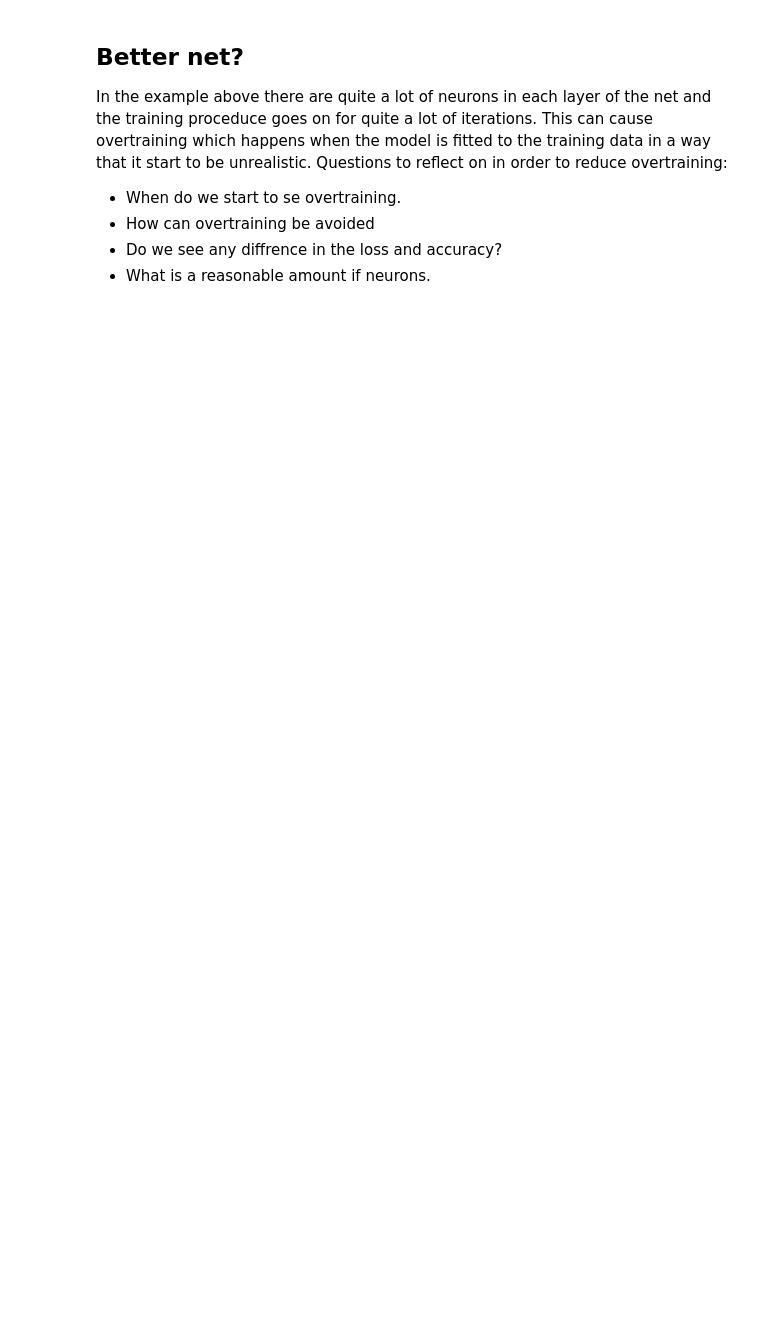
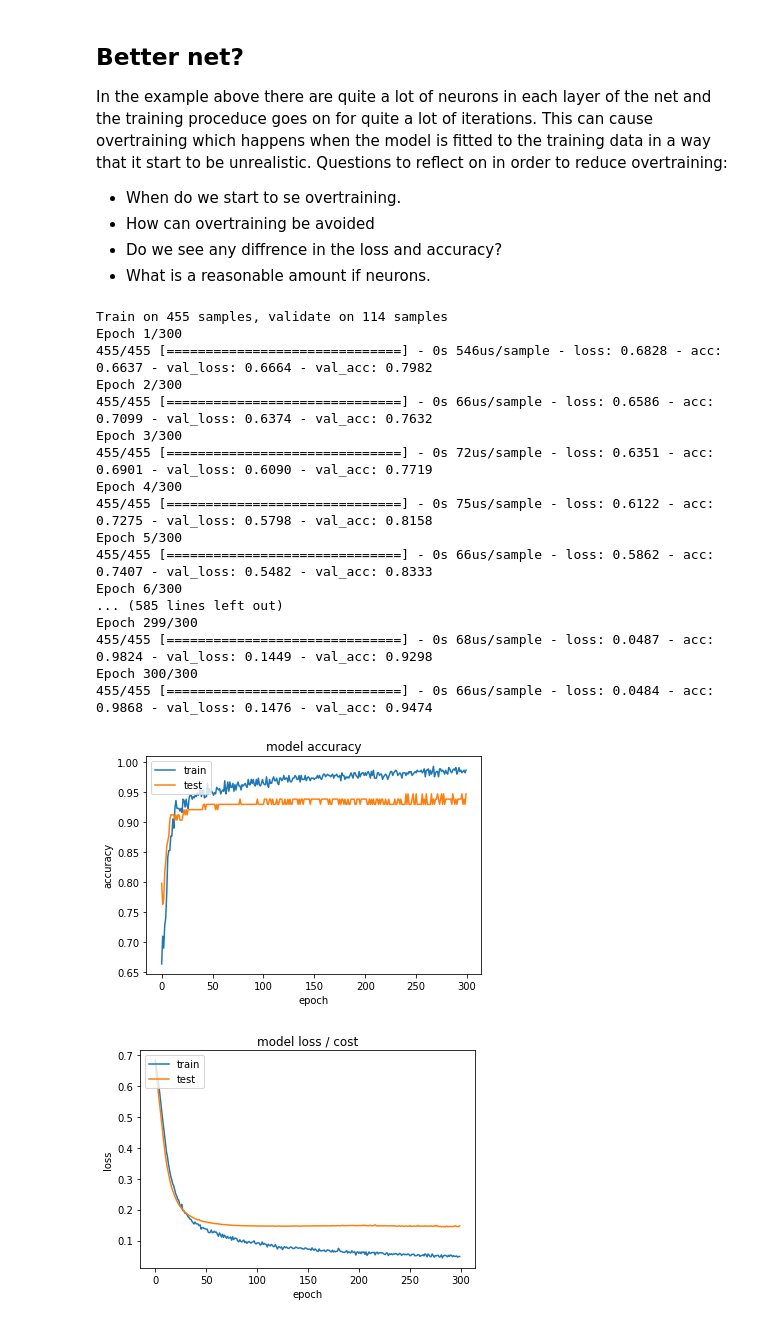
Before and after one commit to simjoh/AI-Lab-Neural-Net-and-Python, a Jupyter notebook: Lab1 - Classify Breast Cancer - Solution.ipynb, the cells around one changed output. Saved outputs shown, nothing was run; the diff lists cells and outputs as text; code cells hidden in the pictures; blank space fills up the shorter version.

```diff
--- a/Lab1 - Classify Breast Cancer - Solution.ipynb
+++ b/Lab1 - Classify Breast Cancer - Solution.ipynb
@@ -145,31 +213,50 @@ In the example above there are quite a lot of neurons in each layer of the net a
 * What is a reasonable amount if neurons.
 # %%
 model2=tf.keras.Sequential()
-model2.add(tf.keras.layers.Dense(24,input_dim=30,activation='relu'))
-model2.add(tf.keras.layers.Dense(20,activation='relu'))
+model2.add(tf.keras.layers.Dense(10,input_dim=30,activation='relu'))
 model2.add(tf.keras.layers.Dropout(0.2))
 model2.add(tf.keras.layers.Dense(10,activation='relu'))
 model2.add(tf.keras.layers.Dropout(0.2))
 model2.add(tf.keras.layers.Dense(2,activation='softmax'))
 model2.compile(loss='categorical_crossentropy',optimizer='adam',metrics=['acc'])
 history2 = model2.fit(X_train,y_train,validation_data=(X_test,y_test),batch_size=20,epochs=300,verbose=1)
 
 # summarize history for accuracy
 plt.plot(history2.history['acc'])
 plt.plot(history2.history['val_acc'])
 plt.title('model accuracy')
 plt.ylabel('accuracy')
 plt.xlabel('epoch')
 plt.legend(['train', 'test'], loc='upper left')
 plt.show()
 # summarize history for loss
 plt.plot(history2.history['loss'])
 plt.plot(history2.history['val_loss'])
 plt.title('model loss / cost')
 plt.ylabel('loss')
 plt.xlabel('epoch')
 plt.legend(['train', 'test'], loc='upper left')
 plt.show()
+# %% [output]
+Train on 455 samples, validate on 114 samples
+Epoch 1/300
+455/455 [==============================] - 0s 546us/sample - loss: 0.6828 - acc: 0.6637 - val_loss: 0.6664 - val_acc: 0.7982
+Epoch 2/300
+455/455 [==============================] - 0s 66us/sample - loss: 0.6586 - acc: 0.7099 - val_loss: 0.6374 - val_acc: 0.7632
+Epoch 3/300
+455/455 [==============================] - 0s 72us/sample - loss: 0.6351 - acc: 0.6901 - val_loss: 0.6090 - val_acc: 0.7719
+Epoch 4/300
+455/455 [==============================] - 0s 75us/sample - loss: 0.6122 - acc: 0.7275 - val_loss: 0.5798 - val_acc: 0.8158
+Epoch 5/300
+455/455 [==============================] - 0s 66us/sample - loss: 0.5862 - acc: 0.7407 - val_loss: 0.5482 - val_acc: 0.8333
+Epoch 6/300
+... (585 lines left out)
+Epoch 299/300
+455/455 [==============================] - 0s 68us/sample - loss: 0.0487 - acc: 0.9824 - val_loss: 0.1449 - val_acc: 0.9298
+Epoch 300/300
+455/455 [==============================] - 0s 66us/sample - loss: 0.0484 - acc: 0.9868 - val_loss: 0.1476 - val_acc: 0.9474
+[figure, added]
+[figure, added]
 # %%
 model3=tf.keras.Sequential()
 model3.add(tf.keras.layers.Dense(4,input_dim=30,activation='relu'))
```
Also changed, not shown: parts of 15 cells of this notebook, 12 other files.
